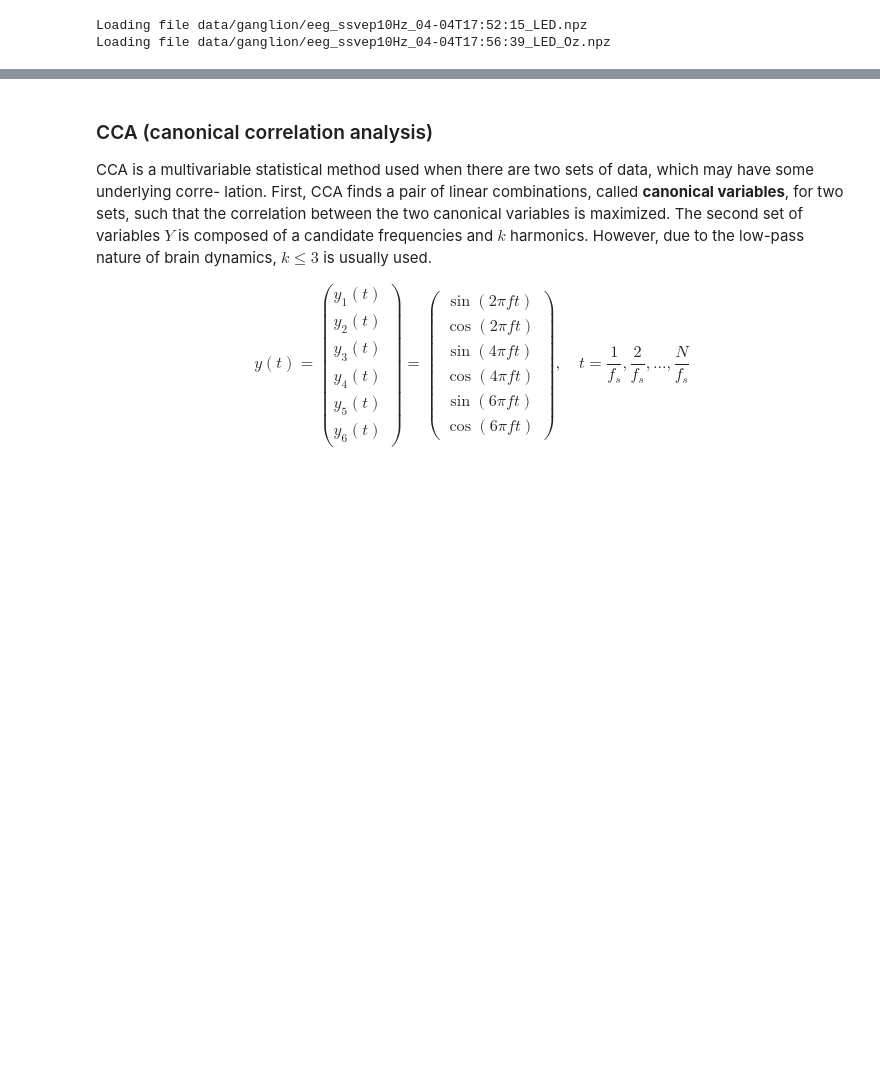
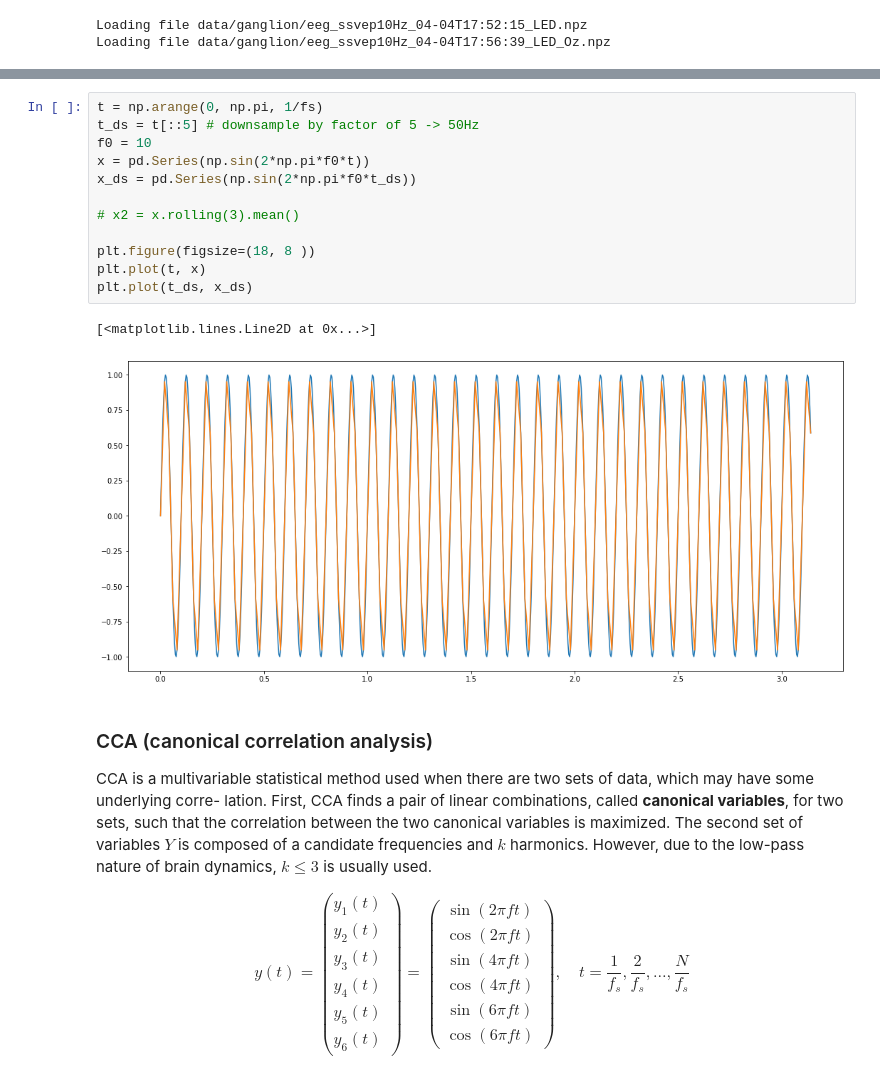
Before and after one commit to JamesTev/EEG-decoding, a Jupyter notebook: EEG-Analysis.ipynb, the cells around one changed output, grey strips where cells are left out. Saved outputs shown, nothing was run; the diff lists cells and outputs as text; blank space fills up the shorter version.

```diff
--- a/EEG-Analysis.ipynb
+++ b/EEG-Analysis.ipynb
@@ -28,3 +88,18 @@ Loading file data/ganglion/eeg_ssvep10Hz_04-04T17:56:39_LED_Oz.npz
+# %%
+t = np.arange(0, np.pi, 1/fs)
+t_ds = t[::5] # downsample by factor of 5 -> 50Hz
+f0 = 10
+x = pd.Series(np.sin(2*np.pi*f0*t))
+x_ds = pd.Series(np.sin(2*np.pi*f0*t_ds))
+
+# x2 = x.rolling(3).mean()
+
+plt.figure(figsize=(18, 8 ))
+plt.plot(t, x)
+plt.plot(t_ds, x_ds)
+# %% [output]
+[<matplotlib.lines.Line2D at 0x...>]
+[figure, added]
 # %% [markdown]
 ### CCA (canonical correlation analysis)
 CCA is a multivariable statistical method used when there are two sets of data, which may have some underlying corre- lation. First, CCA finds a pair of linear combinations, called **canonical variables**, for two sets, such that the correlation between the two canonical variables is maximized. The second set of variables $Y$ is composed of a candidate frequencies and $k$ harmonics. However, due to the low-pass nature of brain dynamics, $k\leq3$ is usually used.
```
Also changed, not shown: parts of 18 cells of this notebook, 14 other files.
